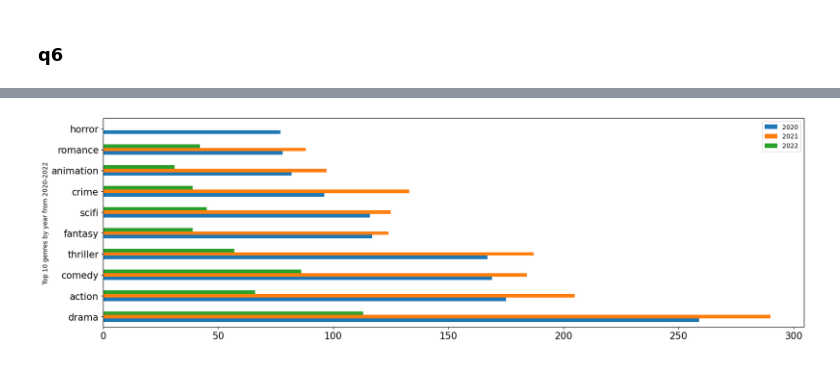
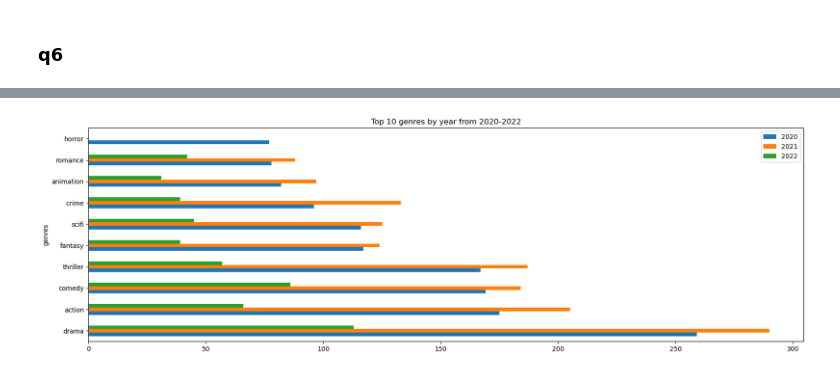
Before and after one commit to quytrungg/Group1_Final_Project_CSC17104, a Jupyter notebook: phase_3_data_analysis/data_analysis.ipynb, the cells around one changed output, grey strips where cells are left out. Cells and saved outputs as stored; diff of their text form; code cells hidden in the pictures.

```diff
--- a/phase_3_data_analysis/data_analysis.ipynb
+++ b/phase_3_data_analysis/data_analysis.ipynb
@@ -530,5 +544,4 @@ top3y = pd.merge(pd.merge(top10_2020, top10_2021, on='genres', how='left'), top1
 # %%
-top3y.plot(kind='barh', figsize=(20, 6),
-                        xlabel='Top 10 genres by year from 2020-2022', ylabel='Genres', fontsize=15);
+top3y.plot(kind='barh', figsize=(20, 6), title='Top 10 genres by year from 2020-2022');
 # %% [output]
-[figure, old version]
+[figure, new version]
```
Also changed, not shown: parts of 1 cell of this notebook.
